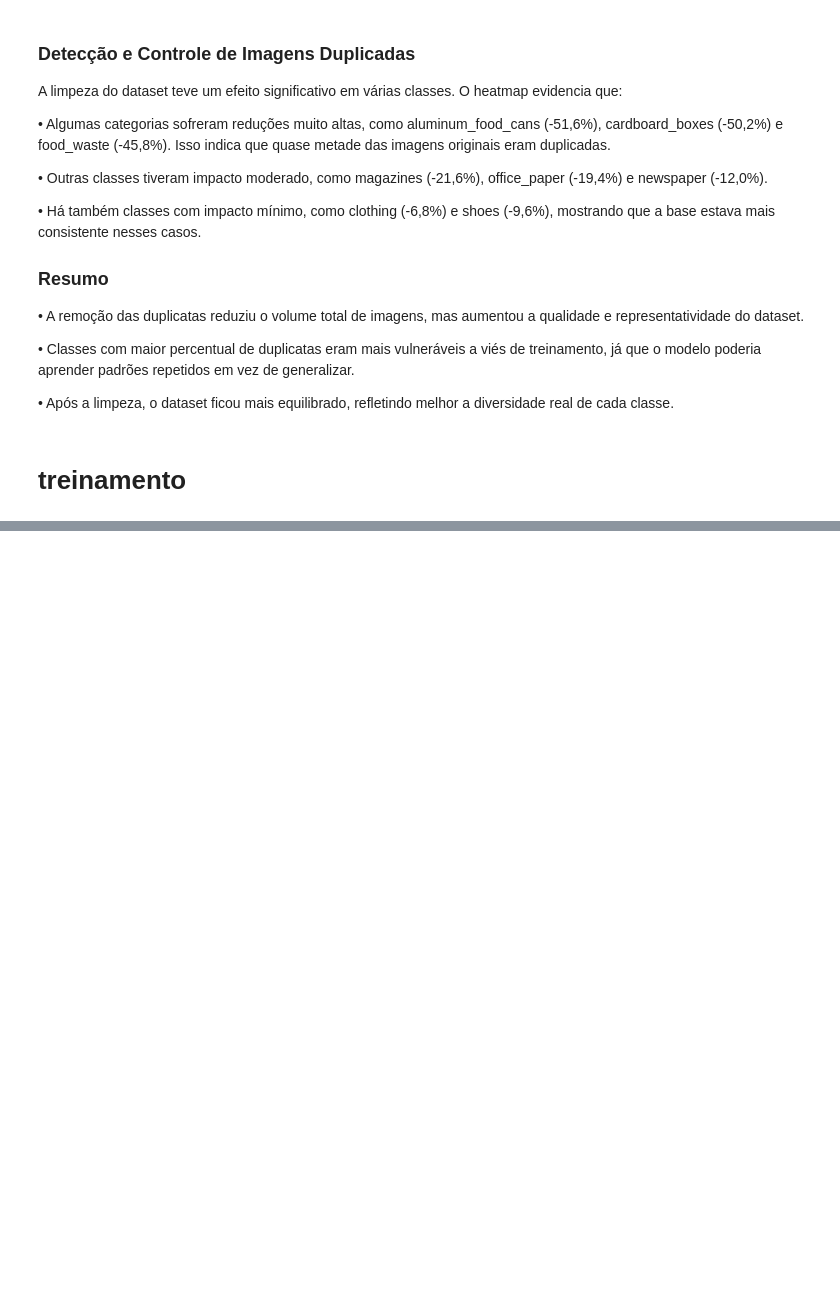
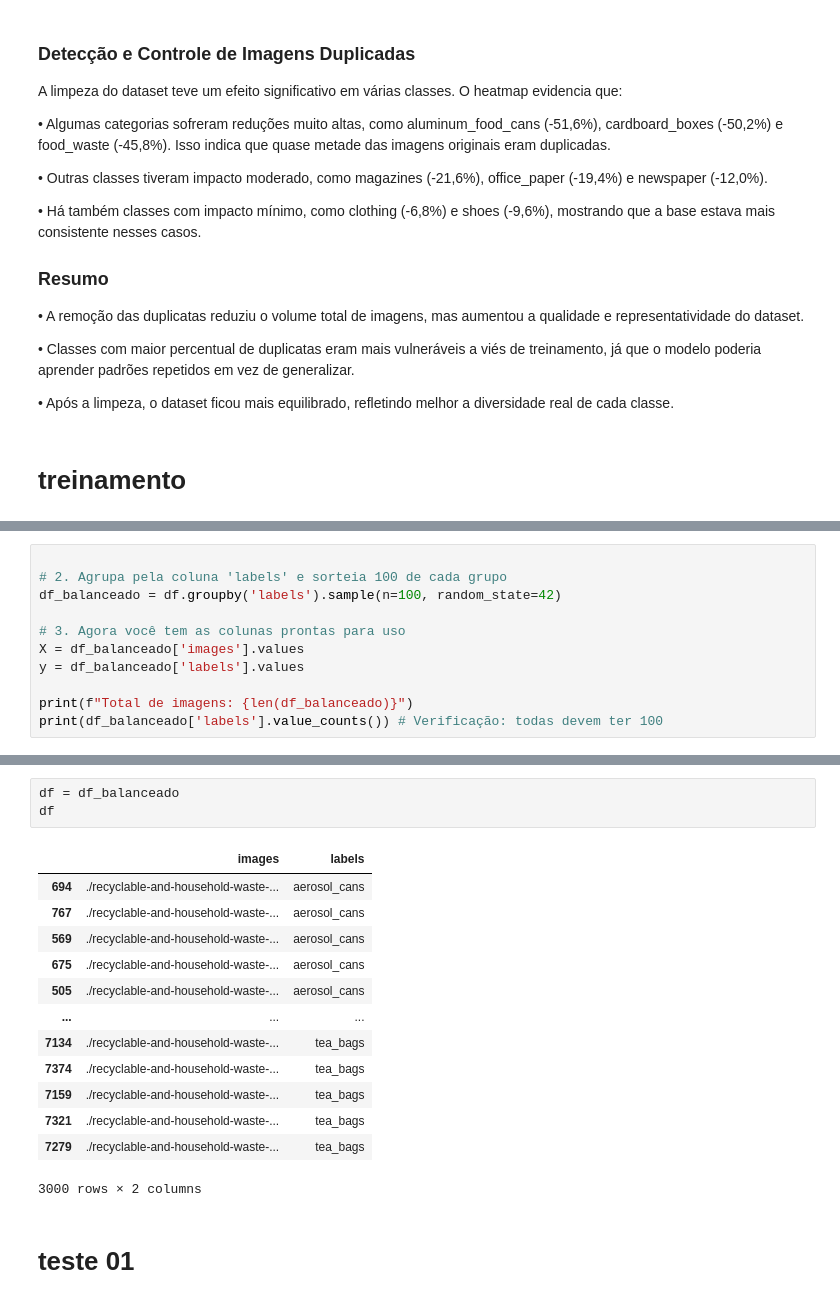
Before and after one commit to anysabele/Projeto-Bootcamp-ML-Avanti-2026.1, a Jupyter notebook: Equipe_2ipynb.ipynb, the cells around one changed output, grey strips where cells are left out. Saved outputs shown, nothing was run; the diff lists cells and outputs as text; blank space fills up the shorter version.

```diff
--- a/Equipe_2ipynb.ipynb
+++ b/Equipe_2ipynb.ipynb
@@ -490,0 +500,11 @@ novo_dicionario = {
+# %%
+
+# 2. Agrupa pela coluna 'labels' e sorteia 100 de cada grupo
+df_balanceado = df.groupby('labels').sample(n=100, random_state=42)
+
+# 3. Agora você tem as colunas prontas para uso
+X = df_balanceado['images'].values
+y = df_balanceado['labels'].values
+
+print(f"Total de imagens: {len(df_balanceado)}")
+print(df_balanceado['labels'].value_counts()) # Verificação: todas devem ter 100
@@ -490,0 +529,19 @@ novo_dicionario = {
+# %%
+df = df_balanceado
+df
+# %% [output]
+|  | images | labels |
+| 694 | ./recyclable-and-household-waste-... | aerosol_cans |
+| 767 | ./recyclable-and-household-waste-... | aerosol_cans |
+| 569 | ./recyclable-and-household-waste-... | aerosol_cans |
+| 675 | ./recyclable-and-household-waste-... | aerosol_cans |
+| 505 | ./recyclable-and-household-waste-... | aerosol_cans |
+| ... | ... | ... |
+| 7134 | ./recyclable-and-household-waste-... | tea_bags |
+| 7374 | ./recyclable-and-household-waste-... | tea_bags |
+| 7159 | ./recyclable-and-household-waste-... | tea_bags |
+| 7321 | ./recyclable-and-household-waste-... | tea_bags |
+| 7279 | ./recyclable-and-household-waste-... | tea_bags |
+3000 rows × 2 columns
+# %% [markdown]
+# teste 01
```
Also changed, not shown: parts of 37 cells of this notebook.
